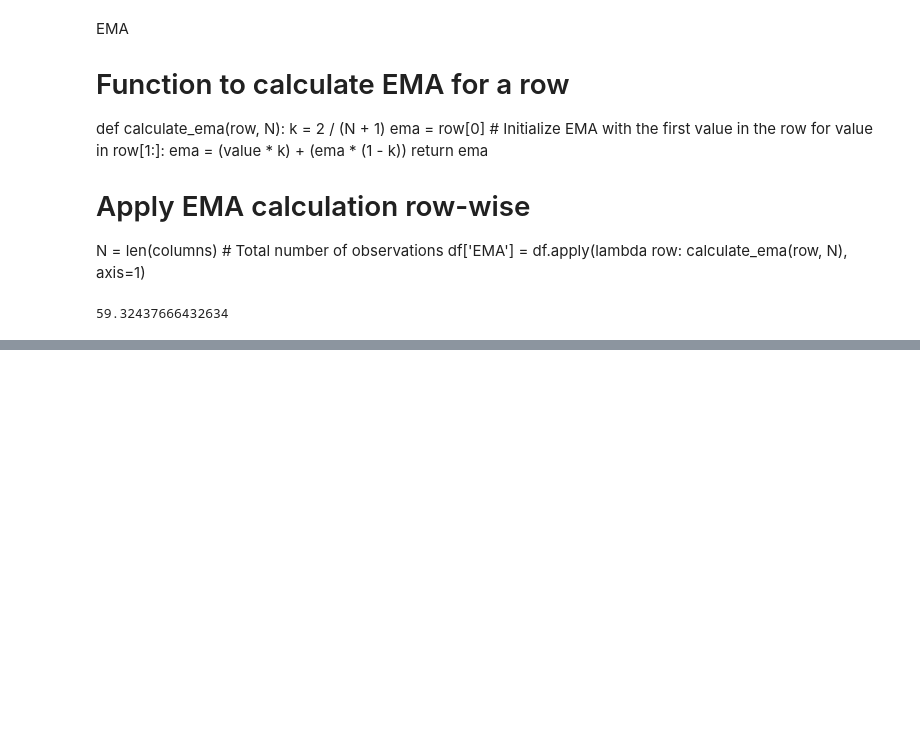
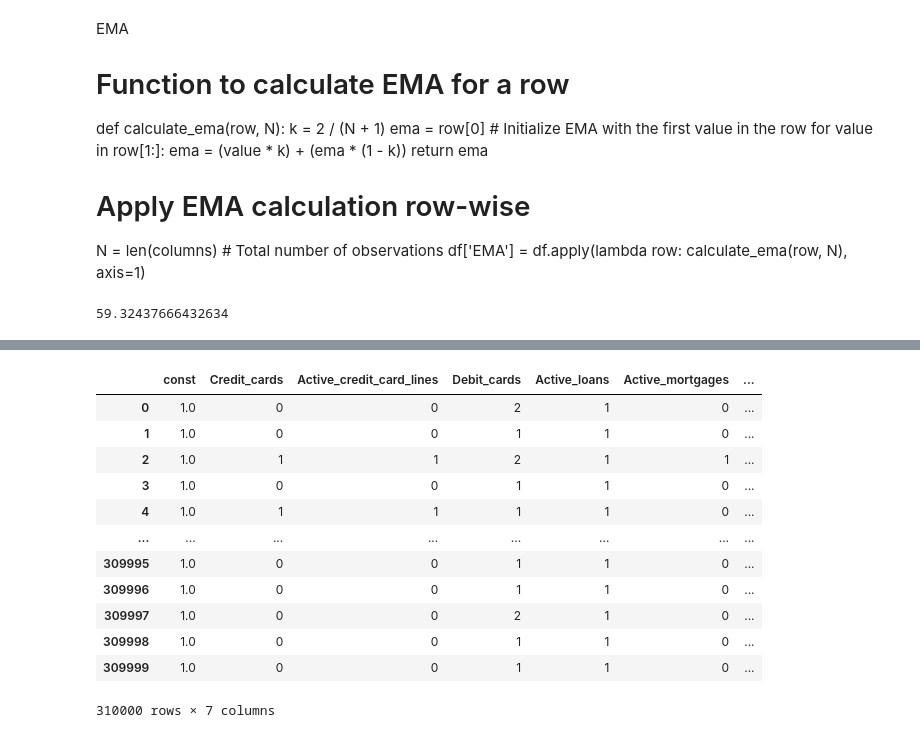
Before and after one commit to JMaskiewicz/FinBoys_ing, a Jupyter notebook: utils/wiktor_notebook.ipynb, the cells around one changed output, grey strips where cells are left out. Cells and saved outputs as stored; diff of their text form; code cells hidden in the pictures; blank space fills up the shorter version.

Commit message:
added_financial_liabilities

```diff
--- a/utils/wiktor_notebook.ipynb
+++ b/utils/wiktor_notebook.ipynb
@@ -120,0 +134,7 @@ import math
+# %%
+columns_financial_liabilities = ["Credit_cards",
+"Active_credit_card_lines",
+"Debit_cards",
+"Active_loans",
+"Active_mortgages",
+"Active_accounts"]
@@ -120,0 +143,24 @@ import math
+# %%
+df = data[columns_financial_liabilities + ['Target']].replace(-9999, 0)  #we replaced -9999 with zero
+
+X = df.iloc[:, :-1]  # Assuming the last column is the target
+y = df.iloc[:, -1]
+
+# Add a constant to the features (important for statsmodels)
+X = sm.add_constant(X)
+
+# Fit the logistic regression model
+model = sm.Logit(y, X).fit()
+
+# Print the summary of the logistic regression model
+print(model.summary())
+
+# Apply the coefficients as weights to sum all columns in each row
+# Note: We skip the first coefficient as it's the intercept
+coefficients = model.params[1:]  # Exclude intercept
+
+
+coefficients
+
+
+weighted_sum = (X.iloc[:, 1:] * coefficients.values).sum(axis=1)
@@ -120,0 +197,16 @@ import math
+# %%
+X
+# %% [output]
+|  | const | Credit_cards | Active_credit_card_lines | Debit_cards | Active_loans | Active_mortgages | ... |
+| 0 | 1.0 | 0 | 0 | 2 | 1 | 0 | ... |
+| 1 | 1.0 | 0 | 0 | 1 | 1 | 0 | ... |
+| 2 | 1.0 | 1 | 1 | 2 | 1 | 1 | ... |
+| 3 | 1.0 | 0 | 0 | 1 | 1 | 0 | ... |
+| 4 | 1.0 | 1 | 1 | 1 | 1 | 0 | ... |
+| ... | ... | ... | ... | ... | ... | ... | ... |
+| 309995 | 1.0 | 0 | 0 | 1 | 1 | 0 | ... |
+| 309996 | 1.0 | 0 | 0 | 1 | 1 | 0 | ... |
+| 309997 | 1.0 | 0 | 0 | 2 | 1 | 0 | ... |
+| 309998 | 1.0 | 0 | 0 | 1 | 1 | 0 | ... |
+| 309999 | 1.0 | 0 | 0 | 1 | 1 | 0 | ... |
+310000 rows × 7 columns
```
Also changed, not shown: parts of 7 cells of this notebook.
